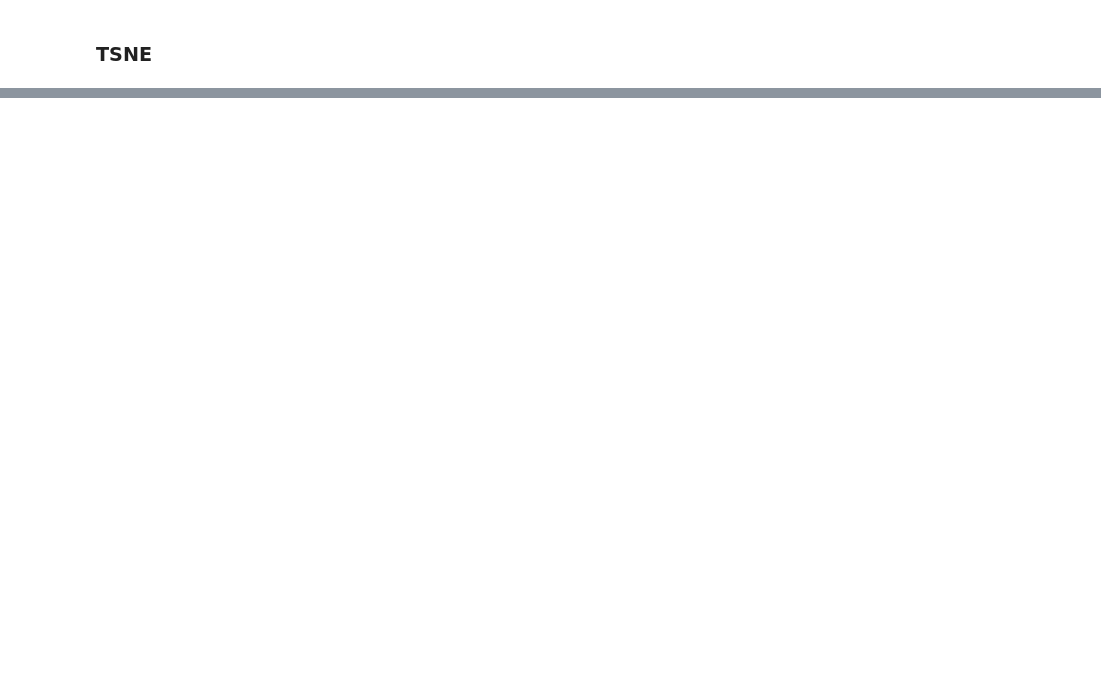
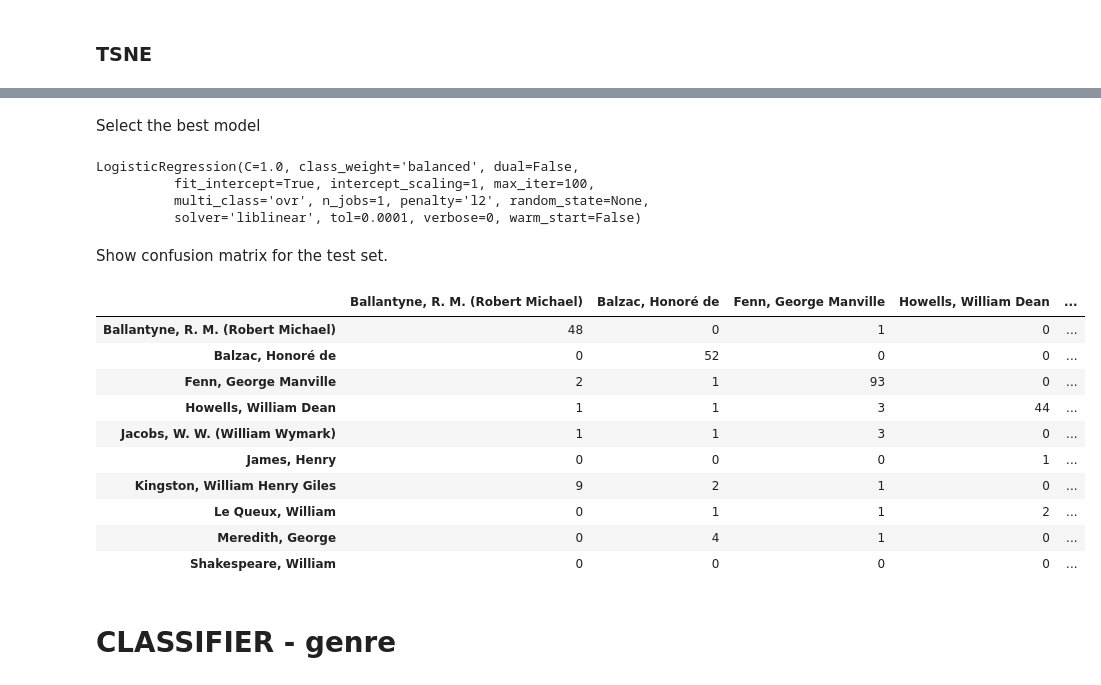
Before and after one commit to hobil/book-genres-prediction, a Jupyter notebook: notebooks/doc2vec_prototype.ipynb, the cells around one changed output, grey strips where cells are left out. Cells and saved outputs as stored; diff of their text form; code cells hidden in the pictures; blank space fills up the shorter version.

```diff
--- a/notebooks/doc2vec_prototype.ipynb
+++ b/notebooks/doc2vec_prototype.ipynb
@@ -338,0 +432,14 @@ ax.legend()
+# %%
+classifiers = {'Logistic Regression': LogisticRegression(class_weight='balanced'),
+              'Random Forest': RandomForestClassifier(n_estimators=500,
+                                     class_weight='balanced',
+                                     min_samples_leaf=10,
+                                     max_features='sqrt',
+                                     max_depth=8),
+              'Gaussian Naive Bayes': GaussianNB(),
+              'KNN 5' : KNeighborsClassifier(5),
+              'KNN 11 distance weights' : KNeighborsClassifier(11, weights='distance'),
+              'KNN 9' :KNeighborsClassifier(9),
+              'SVM C=1': SVC(class_weight='balanced', C=1),
+              'SVM C=10': SVC(class_weight='balanced', C=10),
+              'SVM C=100': SVC(class_weight='balanced', C=100)}
@@ -338,0 +448,5 @@ ax.legend()
+# %%
+X_train, X_test, y_train, y_test, ids_train, ids_test = \
+    train_test_split(docvecs[selected_author_mask], authors[selected_author_mask], book_ids[selected_author_mask])
+
+labels = sorted(authors[selected_author_mask].unique())
@@ -338,0 +479,28 @@ ax.legend()
+# %% [markdown]
+Select the best model
+# %%
+clf = classifiers[author_results.index[0]]
+clf
+# %% [output]
+LogisticRegression(C=1.0, class_weight='balanced', dual=False,
+          fit_intercept=True, intercept_scaling=1, max_iter=100,
+          multi_class='ovr', n_jobs=1, penalty='l2', random_state=None,
+          solver='liblinear', tol=0.0001, verbose=0, warm_start=False)
+# %% [markdown]
+Show confusion matrix for the test set.
+# %%
+pd.DataFrame(confusion_matrix(y_test, y_pred_test), columns=labels, index=labels)
+# %% [output]
+|  | Ballantyne, R. M. (Robert Michael) | Balzac, Honoré de | Fenn, George Manville | Howells, William Dean | ... |
+| Ballantyne, R. M. (Robert Michael) | 48 | 0 | 1 | 0 | ... |
+| Balzac, Honoré de | 0 | 52 | 0 | 0 | ... |
+| Fenn, George Manville | 2 | 1 | 93 | 0 | ... |
+| Howells, William Dean | 1 | 1 | 3 | 44 | ... |
+| Jacobs, W. W. (William Wymark) | 1 | 1 | 3 | 0 | ... |
+| James, Henry | 0 | 0 | 0 | 1 | ... |
+| Kingston, William Henry Giles | 9 | 2 | 1 | 0 | ... |
+| Le Queux, William | 0 | 1 | 1 | 2 | ... |
+| Meredith, George | 0 | 4 | 1 | 0 | ... |
+| Shakespeare, William | 0 | 0 | 0 | 0 | ... |
+# %% [markdown]
+# CLASSIFIER - genre
```
Also changed, not shown: parts of 69 cells of this notebook, 1 other file.
